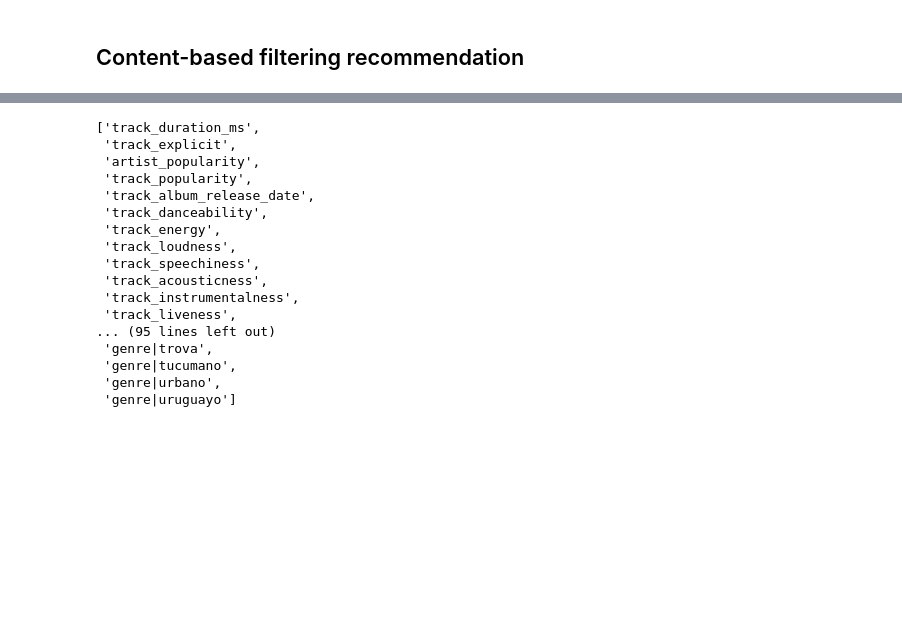
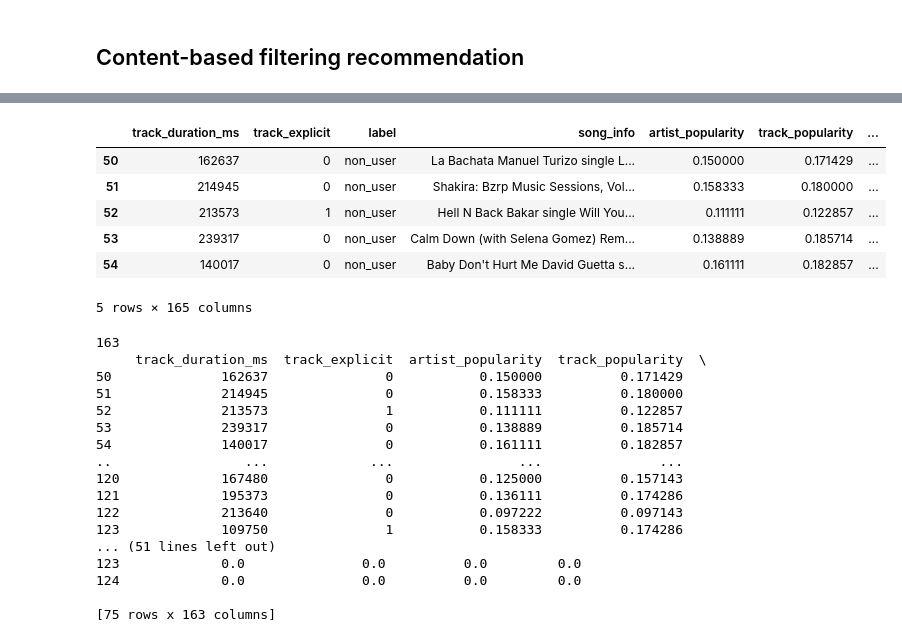
Before and after one commit to juliosol/music_recs, a Jupyter notebook: data_extraction/Music_rec_EDA.ipynb, the cells around one changed output, grey strips where cells are left out. Drawn from its saved outputs; the diff is of its cells as text; code cells hidden in the pictures; blank space fills up the shorter version.

```diff
--- a/data_extraction/Music_rec_EDA.ipynb
+++ b/data_extraction/Music_rec_EDA.ipynb
@@ -104 +73,11 @@ list(norm_summer_df.columns)
+# %%
+song_list_recs.head()
+# %% [output]
+|  | track_duration_ms | track_explicit | label | song_info | artist_popularity | track_popularity | ... |
+| 50 | 162637 | 0 | non_user | La Bachata Manuel Turizo single L... | 0.150000 | 0.171429 | ... |
+| 51 | 214945 | 0 | non_user | Shakira: Bzrp Music Sessions, Vol... | 0.158333 | 0.180000 | ... |
+| 52 | 213573 | 1 | non_user | Hell N Back Bakar single Will You... | 0.111111 | 0.122857 | ... |
+| 53 | 239317 | 0 | non_user | Calm Down (with Selena Gomez) Rem... | 0.138889 | 0.185714 | ... |
+| 54 | 140017 | 0 | non_user | Baby Don't Hurt Me David Guetta s... | 0.161111 | 0.182857 | ... |
+5 rows × 165 columns
 # %%
@@ -107,22 +88,23 @@ sum_user_features = sum_user_features.sum()
-# %%
-list(sum_user_features.index)
-# %% [output]
-['track_duration_ms',
- 'track_explicit',
- 'artist_popularity',
- 'track_popularity',
- 'track_album_release_date',
- 'track_danceability',
- 'track_energy',
- 'track_loudness',
- 'track_speechiness',
- 'track_acousticness',
- 'track_instrumentalness',
- 'track_liveness',
-... (95 lines left out)
- 'genre|trova',
- 'genre|tucumano',
- 'genre|urbano',
- 'genre|uruguayo']
+# %%
+print(len(list(sum_user_features.index)))
+print(song_list_feats)
+# %% [output]
+163
+     track_duration_ms  track_explicit  artist_popularity  track_popularity  \
+50              162637               0           0.150000          0.171429
+51              214945               0           0.158333          0.180000
+52              213573               1           0.111111          0.122857
+53              239317               0           0.138889          0.185714
+54              140017               0           0.161111          0.182857
+..                 ...             ...                ...               ...
+120             167480               0           0.125000          0.157143
+121             195373               0           0.136111          0.174286
+122             213640               0           0.097222          0.097143
+123             109750               1           0.158333          0.174286
+... (51 lines left out)
+123             0.0               0.0          0.0         0.0
+124             0.0               0.0          0.0         0.0
+
+[75 rows x 163 columns]
 # %%
 def compute_recs(user_sum_feats, rec_playlist):
```
Also changed, not shown: parts of 10 cells of this notebook, 2 other files.
